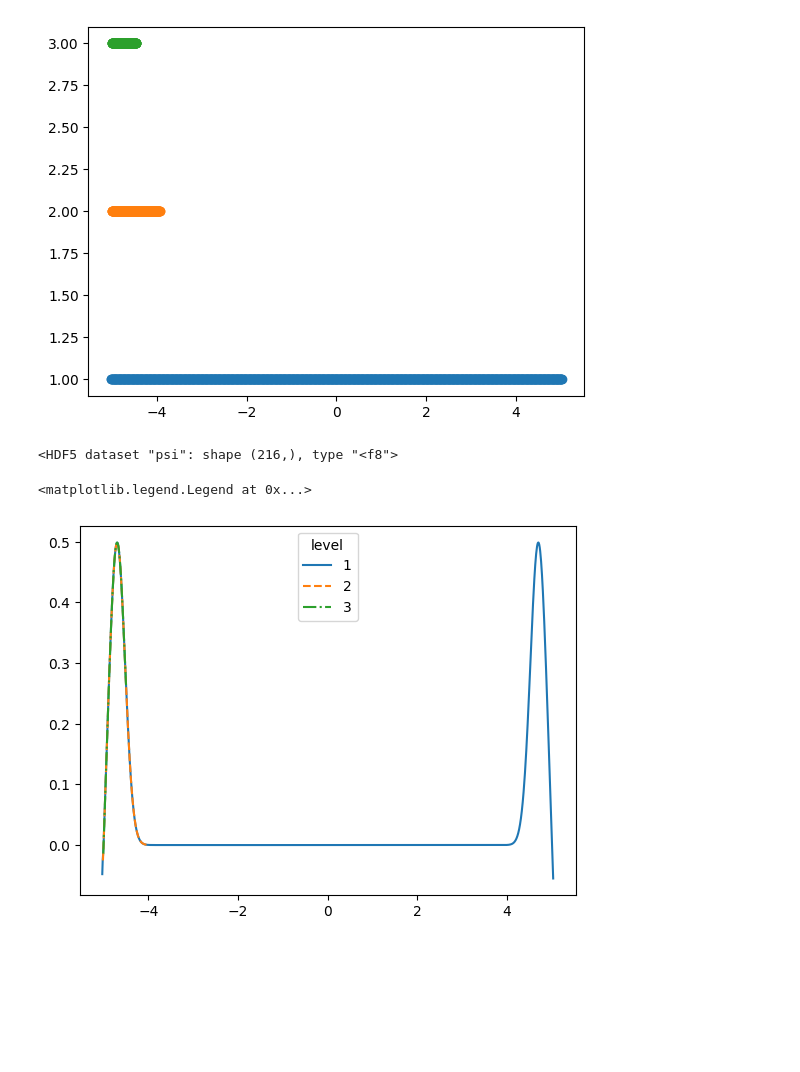
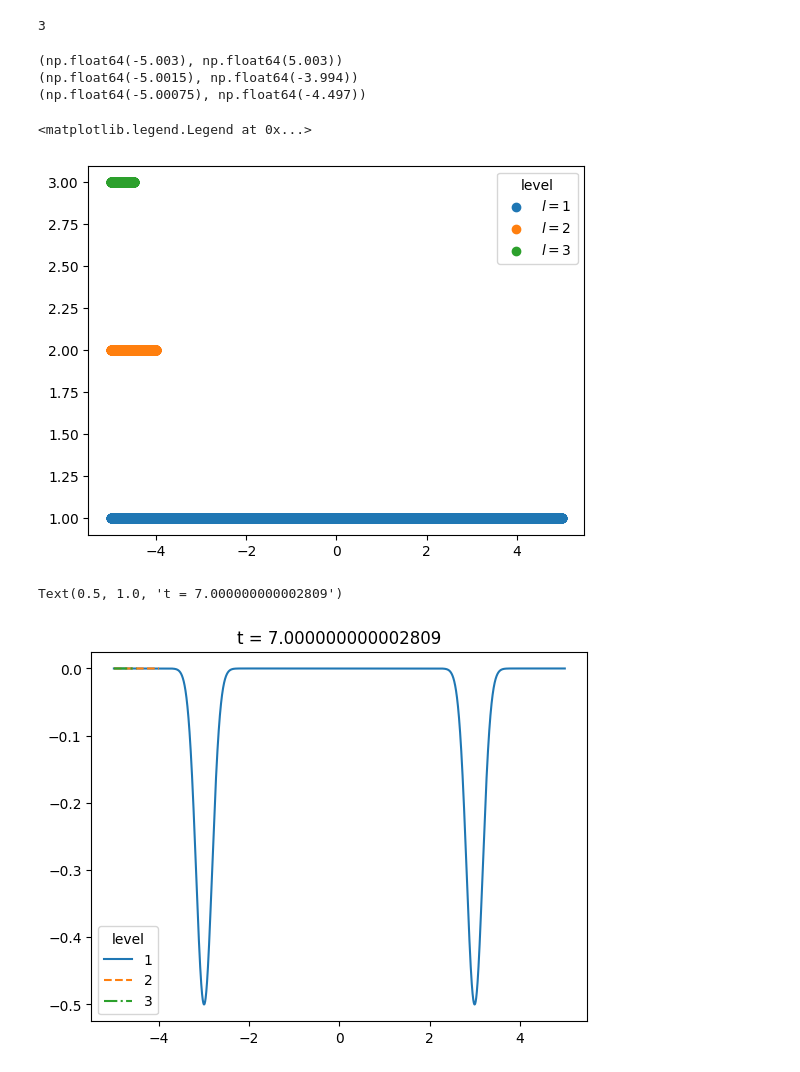
Before and after one commit to AuroraDysis/FixedMeshRefinement.jl, a Jupyter notebook: examples/wave/plot.ipynb, the cells around one changed output. Saved outputs shown, nothing was run; the diff lists cells and outputs as text; code cells hidden in the pictures; blank space fills up the shorter version.

```diff
--- a/examples/wave/plot.ipynb
+++ b/examples/wave/plot.ipynb
@@ -5,42 +18,66 @@ import numpy as np
+# %%
+file = h5py.File("config/data/data.h5")
+# %%
+# select keys start with "level"
+keys = filter(lambda x: x.startswith("level"), list(file.keys()))
+max_level = max(map(lambda x: int(x[5:]), keys))
+max_level
+# %% [output]
+3
 # %%
 # plot grid
-file = h5py.File("config/data/data.it000000.h5")
-
 fig, ax = plt.subplots()
 
 
-def lpad(x, width, fillchar):
+def lpad(x, width):
     return str(x).zfill(width)
 
 
-for l in range(1, 4):
+for l in range(1, max_level + 1):
     x = file[f"level{lpad(l, 2, '0')}"][f"x"]
     y = np.zeros_like(x)
     y[:] = l
+    print((x[0], x[-1]))
     ax.scatter(
         x,
         y,
-        label=f"level{lpad(l, 2, '0')}",
+        label=f"$l = {l}$",
     )
 
-plt.show()
+ax.legend(title="level")
 # %% [output]
+(np.float64(-5.003), np.float64(5.003))
+(np.float64(-5.0015), np.float64(-3.994))
+(np.float64(-5.00075), np.float64(-4.497))
+<matplotlib.legend.Legend at 0x...>
-[figure, old version]
+[figure, new version]
-# %%
-file[f"level{lpad(l, 2, '0')}"][f"psi"]
-# %% [output]
-<HDF5 dataset "psi": shape (216,), type "<f8">
+# %%
+# psi = amp * exp(-((x - x0) / sig)^2)
+# amp=1.0, sig=0.25, x0=0.0
+
+def gaussian(x, t, amp=1.0, sig=0.25, x0=0.0):
+    # For the 1D wave equation, the solution at time t is:
+    # u(x,t) = (f(x-ct) + f(x+ct))/2 where f is the initial condition
+    # For a Gaussian initial condition, this gives:
+    return (amp/2) * (np.exp(-((x - x0 - t)/sig)**2) + np.exp(-((x - x0 + t)/sig)**2))
 # %%
+t = file['level01']['t'][:, 0]
+t_target = 7
+tidx = np.argmin(np.abs(t - t_target))
+
 fig, ax = plt.subplots()
-
-file = h5py.File("config/data/data.it001880.h5")
 
 linestyles = ["-", "--", "-.", ":"]
 
-for l in range(1, 4):
-    ax.plot(file[f"level{lpad(l, 2, '0')}"]["x"][()], file[f"level{lpad(l, 2, '0')}"]["psi"][()], label=f"${l}$", linestyle=linestyles[l-1])
+for l in range(1, max_level + 1):
+    level = file[f"level{lpad(l, 2, '0')}"]
+    x = level["x"][()]
+    state = level["state"][tidx, 0, :]
+    state_true = gaussian(x, t_target)
+    ax.plot(x, state, label=f"${l}$", linestyle=linestyles[l-1])
 
 ax.legend(title="level")
+ax.set_title(f"t = {t[tidx]}")
 # %% [output]
-<matplotlib.legend.Legend at 0x...>
+Text(0.5, 1.0, 't = 7.000000000002809')
-[figure, old version]
+[figure, new version]
```
Also changed, not shown: parts of 2 cells of this notebook.
